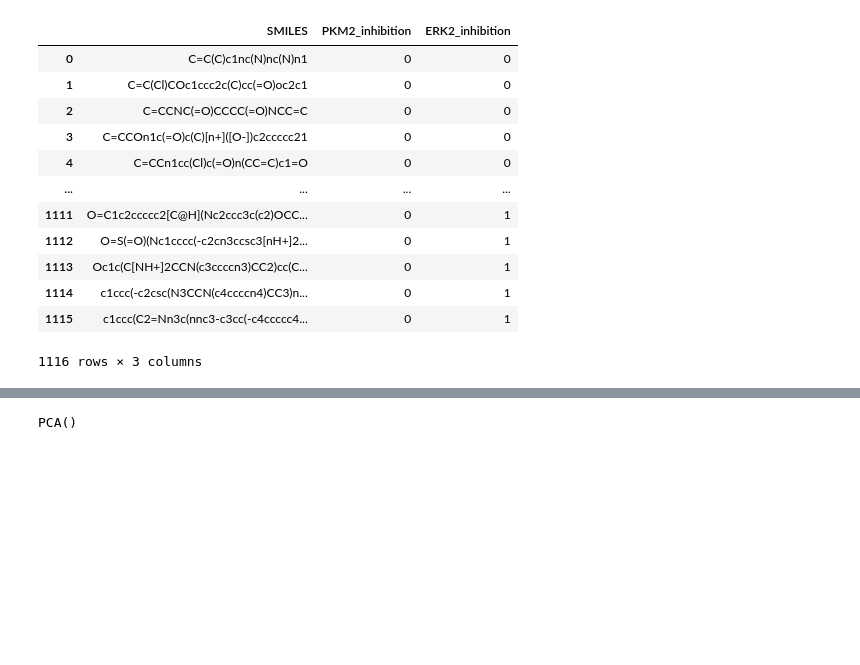
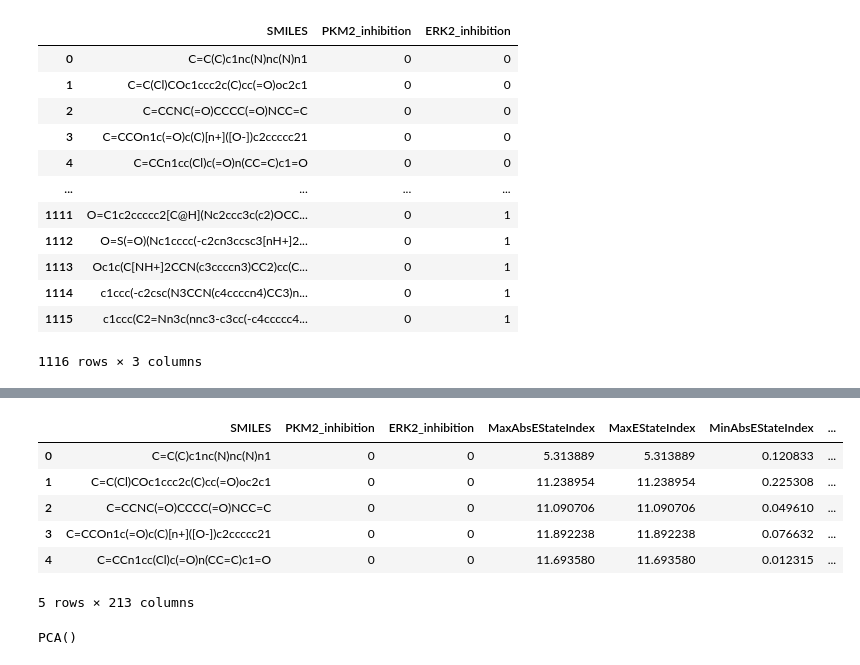
Before and after one commit to MoniqueBroeren/GroupAssignment, a Jupyter notebook: testing2.ipynb, the cells around one changed output, grey strips where cells are left out. Cells and saved outputs as stored; diff of their text form; code cells hidden in the pictures; blank space fills up the shorter version.

```diff
--- a/testing2.ipynb
+++ b/testing2.ipynb
@@ -115,3 +40,18 @@ one_molecule = data_properties['molecule_object'].iloc[0]
+# %%
+# Create dataframe
+
+from main import create_dataframe
+
+expanded_df = create_dataframe(data_raw)
+expanded_df.head()
+# %% [output]
+|  | SMILES | PKM2_inhibition | ERK2_inhibition | MaxAbsEStateIndex | MaxEStateIndex | MinAbsEStateIndex | ... |
+| 0 | C=C(C)c1nc(N)nc(N)n1 | 0 | 0 | 5.313889 | 5.313889 | 0.120833 | ... |
+| 1 | C=C(Cl)COc1ccc2c(C)cc(=O)oc2c1 | 0 | 0 | 11.238954 | 11.238954 | 0.225308 | ... |
+| 2 | C=CCNC(=O)CCCC(=O)NCC=C | 0 | 0 | 11.090706 | 11.090706 | 0.049610 | ... |
+| 3 | C=CCOn1c(=O)c(C)[n+]([O-])c2ccccc21 | 0 | 0 | 11.892238 | 11.892238 | 0.076632 | ... |
+| 4 | C=CCn1cc(Cl)c(=O)n(CC=C)c1=O | 0 | 0 | 11.693580 | 11.693580 | 0.012315 | ... |
+5 rows × 213 columns
 # %%
 # Hier moeten nog de outliers uitgehaald worden
 # %%
```
Also changed, not shown: parts of 2 cells of this notebook.
